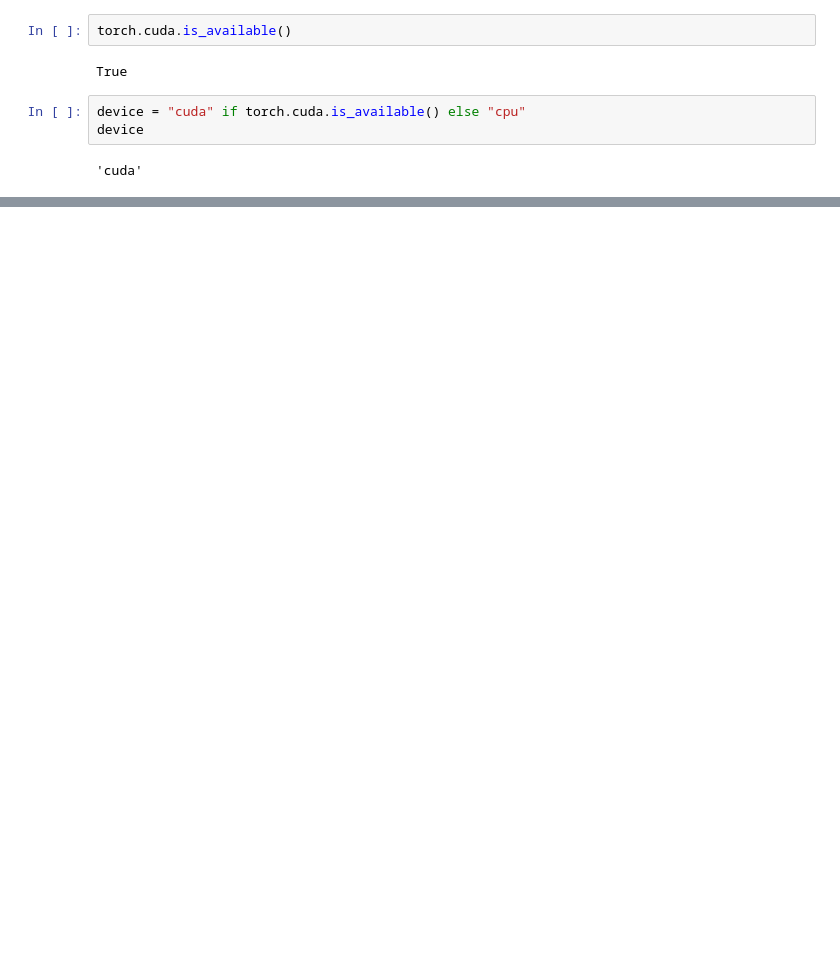
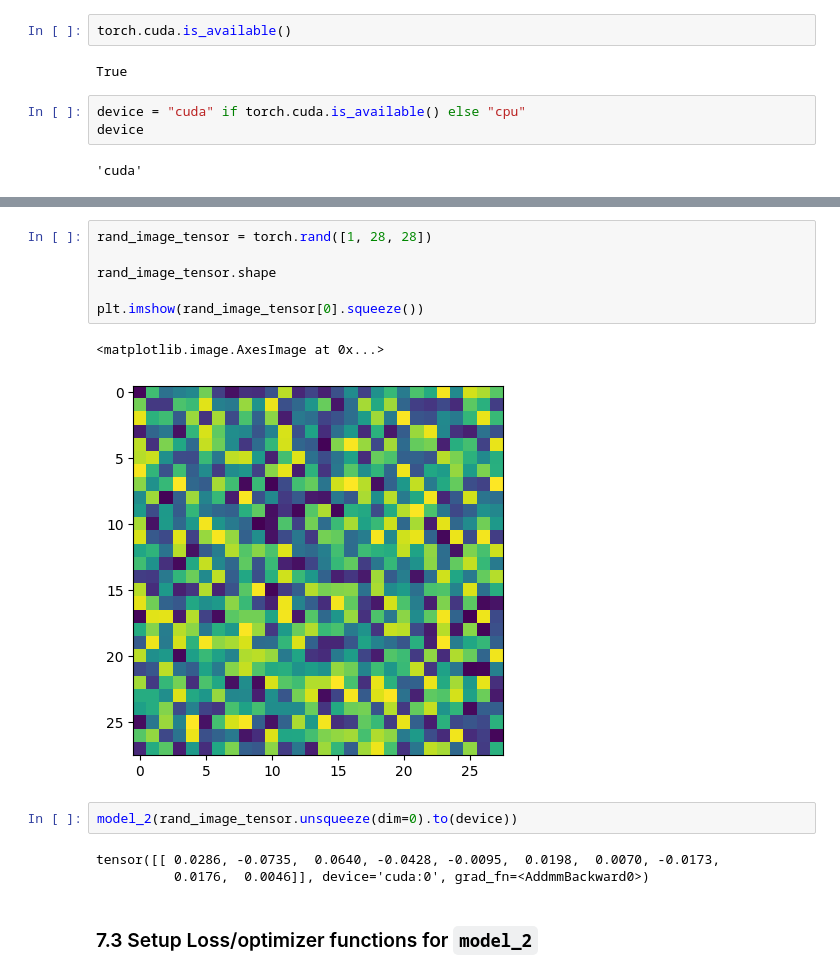
Before and after one commit to miller00315/ia_studies, a Jupyter notebook: py_torch_computer_vision.ipynb, the cells around one changed output, grey strips where cells are left out. Drawn from its saved outputs; the diff is of its cells as text; blank space fills up the shorter version.

```diff
--- a/py_torch_computer_vision.ipynb
+++ b/py_torch_computer_vision.ipynb
@@ -469,0 +761,16 @@ device
+# %%
+rand_image_tensor = torch.rand([1, 28, 28])
+
+rand_image_tensor.shape
+
+plt.imshow(rand_image_tensor[0].squeeze())
+# %% [output]
+<matplotlib.image.AxesImage at 0x...>
+[figure, added]
+# %%
+model_2(rand_image_tensor.unsqueeze(dim=0).to(device))
+# %% [output]
+tensor([[ 0.0286, -0.0735,  0.0640, -0.0428, -0.0095,  0.0198,  0.0070, -0.0173,
+          0.0176,  0.0046]], device='cuda:0', grad_fn=<AddmmBackward0>)
+# %% [markdown]
+### 7.3 Setup Loss/optimizer functions for `model_2`
```
Also changed, not shown: parts of 51 cells of this notebook.
